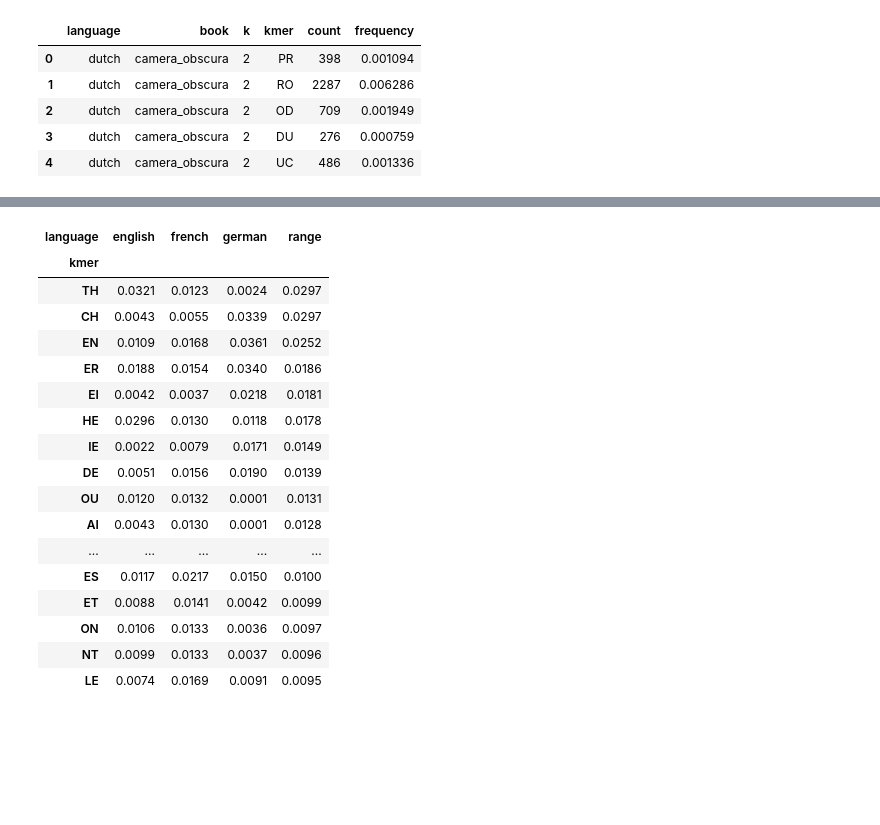
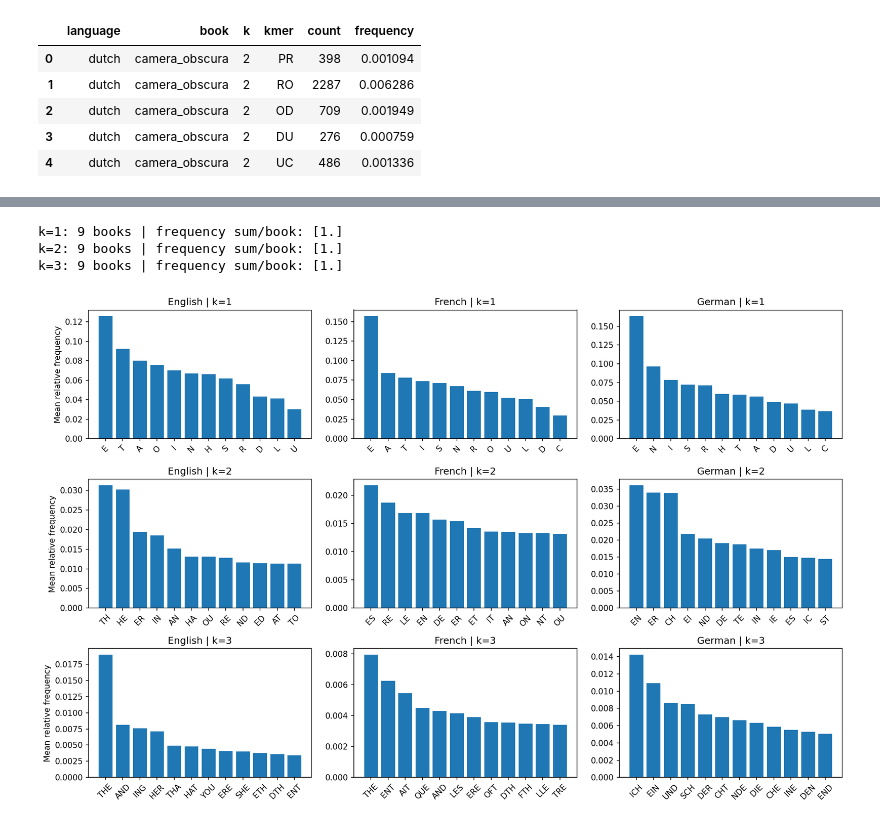
Before and after one commit to ih-11/book2genome, a Jupyter notebook: notebooks/kmers.ipynb, the cells around one changed output, grey strips where cells are left out. Saved outputs shown, nothing was run; the diff lists cells and outputs as text; code cells hidden in the pictures; blank space fills up the shorter version.

```diff
--- a/notebooks/kmers.ipynb
+++ b/notebooks/kmers.ipynb
@@ -194,29 +88,44 @@ display(k2_rank)
-# %%
-# ============================================
-# 08. Most variable character pairs
-# ============================================
-
-k2_diff = k2_mean.T.copy()
-k2_diff["range"] = k2_diff.max(axis=1) - k2_diff.min(axis=1)
-k2_diff = k2_diff.sort_values("range", ascending=False)
-
-display(k2_diff.head(20).round(4))
-# %% [output]
-| language | english | french | german | range |
-| kmer |  |  |  |  |
-| TH | 0.0321 | 0.0123 | 0.0024 | 0.0297 |
-| CH | 0.0043 | 0.0055 | 0.0339 | 0.0297 |
-| EN | 0.0109 | 0.0168 | 0.0361 | 0.0252 |
-| ER | 0.0188 | 0.0154 | 0.0340 | 0.0186 |
-| EI | 0.0042 | 0.0037 | 0.0218 | 0.0181 |
-| HE | 0.0296 | 0.0130 | 0.0118 | 0.0178 |
-| IE | 0.0022 | 0.0079 | 0.0171 | 0.0149 |
-| DE | 0.0051 | 0.0156 | 0.0190 | 0.0139 |
-| OU | 0.0120 | 0.0132 | 0.0001 | 0.0131 |
-| AI | 0.0043 | 0.0130 | 0.0001 | 0.0128 |
-| ... | ... | ... | ... | ... |
-| ES | 0.0117 | 0.0217 | 0.0150 | 0.0100 |
-| ET | 0.0088 | 0.0141 | 0.0042 | 0.0099 |
-| ON | 0.0106 | 0.0133 | 0.0036 | 0.0097 |
-| NT | 0.0099 | 0.0133 | 0.0037 | 0.0096 |
-| LE | 0.0074 | 0.0169 | 0.0091 | 0.0095 |
+# %%
+# ============================================
+# 01. Balanced dataset
+# ============================================
+
+keep_books = {
+    "english": ["alice", "pride", "sherlock"],
+    "french": ["candide", "madame_bovary", "notre_dame"],
+    "german": ["faust", "kafka_verwandlung", "nietzsche_zarathustra"],
+}
+
+data = {}
+for k in [1, 2, 3]:
+    df = kmer[k].query("language in @languages").copy()
+    data[k] = df[df.apply(lambda x: x["book"] in keep_books[x["language"]], axis=1)]
+
+for k, df in data.items():
+    print(f"k={k}: {df['book'].nunique()} books | frequency sum/book:",
+          df.groupby(["language", "book"])["frequency"].sum().round(3).unique())
+# %% [output]
+k=1: 9 books | frequency sum/book: [1.]
+k=2: 9 books | frequency sum/book: [1.]
+k=3: 9 books | frequency sum/book: [1.]
+# %%
+# ============================================
+# 02. Mean k-mer profiles by language
+# ============================================
+
+fig, axes = plt.subplots(3, 3, figsize=(14, 9), dpi=150)
+
+for col, lang in enumerate(languages):
+    for row, k in enumerate([1, 2, 3]):
+        d = data[k].query("language == @lang")
+        s = d.groupby("kmer")["frequency"].mean().nlargest(12)
+
+        axes[row, col].bar(s.index, s.values)
+        axes[row, col].set_title(f"{lang.capitalize()} | k={k}")
+        axes[row, col].tick_params(axis="x", rotation=45)
+        axes[row, col].set_ylabel("Mean relative frequency" if col == 0 else "")
+
+plt.tight_layout()
+plt.show()
+# %% [output]
+[figure, added]
```
Also changed, not shown: parts of 7 cells of this notebook.
